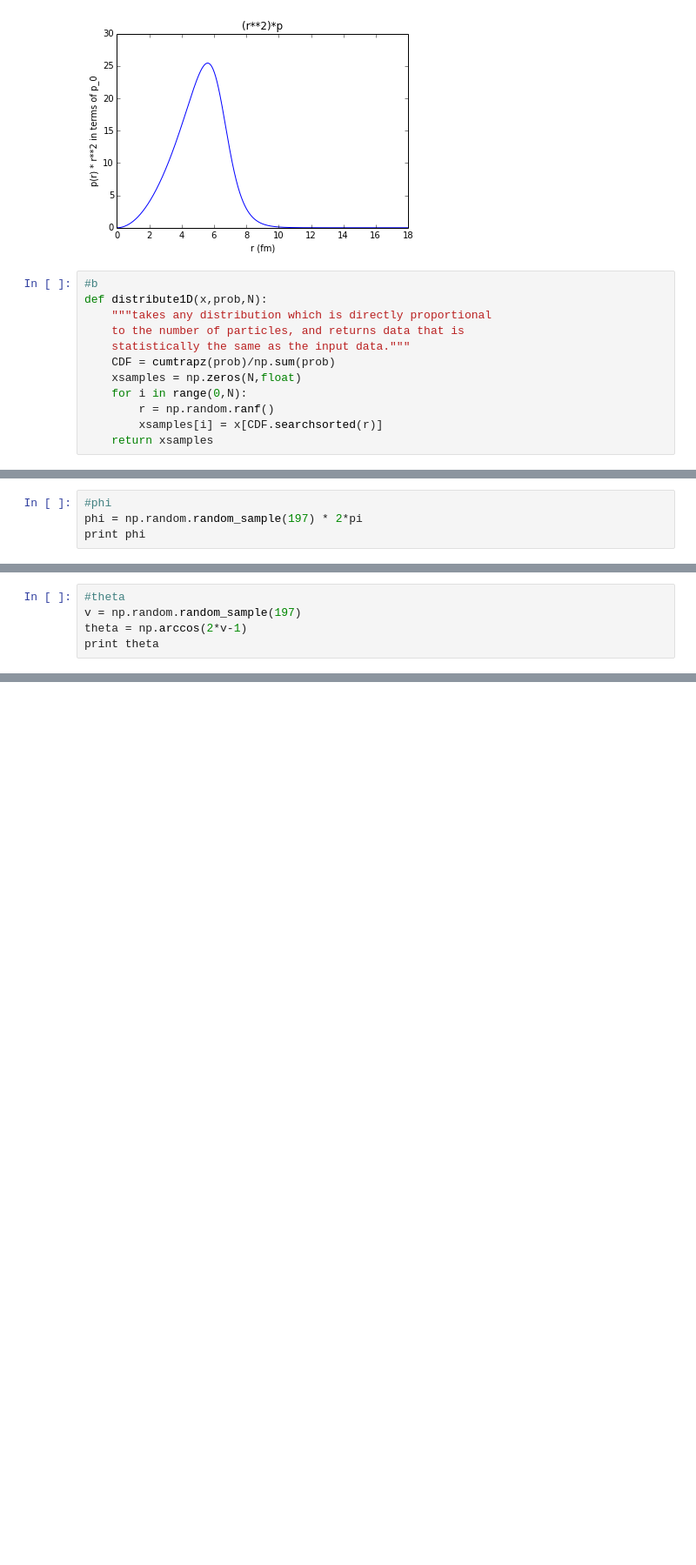
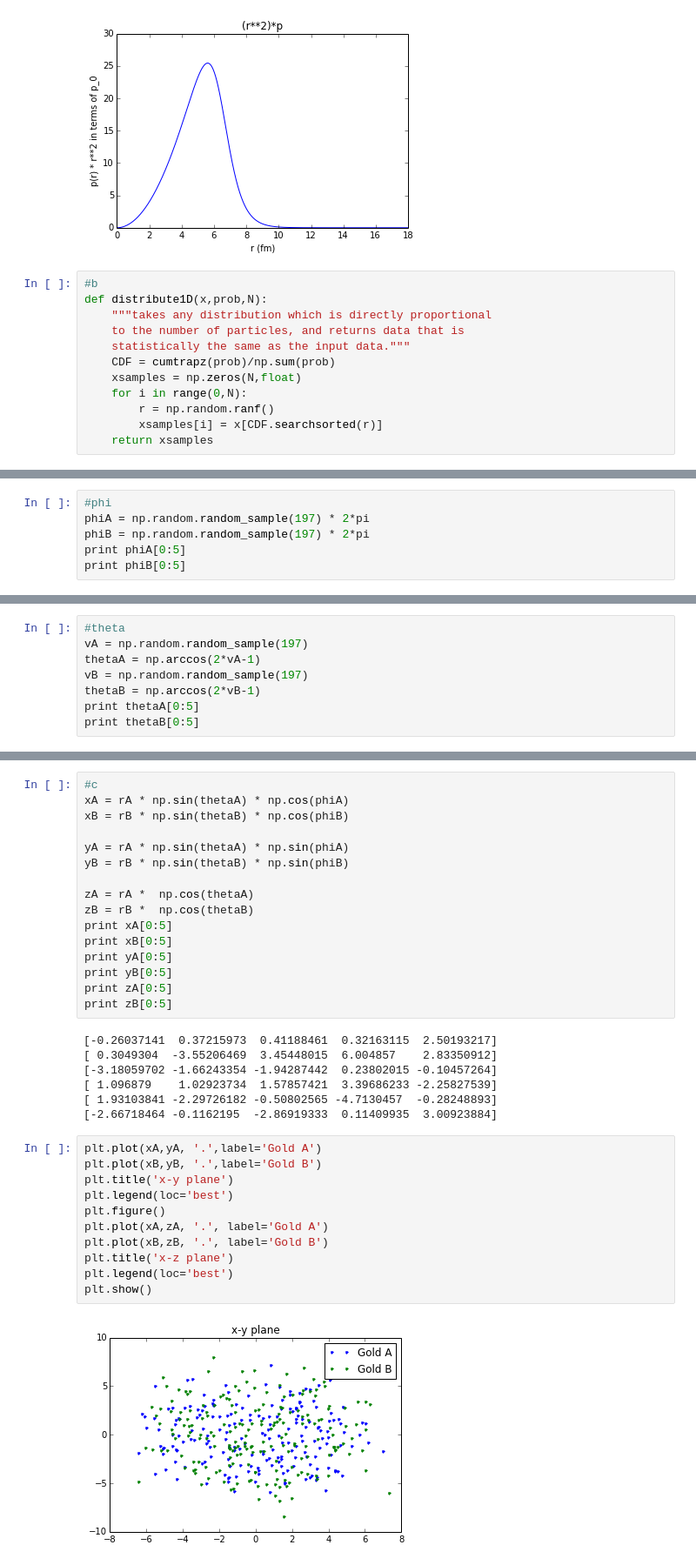
Before and after one commit to cspearso/PHYS202-S14, a Jupyter notebook: SciPy/RandomAndMCExercises.ipynb, the cells around one changed output, grey strips where cells are left out. Shown: that part at 87% size. Saved outputs shown, nothing was run; the diff lists cells and outputs as text; blank space fills up the shorter version.

```diff
--- a/SciPy/RandomAndMCExercises.ipynb
+++ b/SciPy/RandomAndMCExercises.ipynb
@@ -161,5 +213,7 @@ print GoldB
 # %%
 #phi
-phi = np.random.random_sample(197) * 2*pi
-print phi
+phiA = np.random.random_sample(197) * 2*pi
+phiB = np.random.random_sample(197) * 2*pi
+print phiA[0:5]
+print phiB[0:5]
 # %% [output]
@@ -183,6 +222,9 @@ print phi
 # %%
 #theta
-v = np.random.random_sample(197)
-theta = np.arccos(2*v-1)
-print theta
+vA = np.random.random_sample(197)
+thetaA = np.arccos(2*vA-1)
+vB = np.random.random_sample(197)
+thetaB = np.arccos(2*vB-1)
+print thetaA[0:5]
+print thetaB[0:5]
 # %% [output]
@@ -205,0 +233,36 @@ print theta
+# %%
+#c
+xA = rA * np.sin(thetaA) * np.cos(phiA)
+xB = rB * np.sin(thetaB) * np.cos(phiB)
+
+yA = rA * np.sin(thetaA) * np.sin(phiA)
+yB = rB * np.sin(thetaB) * np.sin(phiB)
+
+zA = rA *  np.cos(thetaA)
+zB = rB *  np.cos(thetaB)
+print xA[0:5]
+print xB[0:5]
+print yA[0:5]
+print yB[0:5]
+print zA[0:5]
+print zB[0:5]
+# %% [output]
+[-0.26037141  0.37215973  0.41188461  0.32163115  2.50193217]
+[ 0.3049304  -3.55206469  3.45448015  6.004857    2.83350912]
+[-3.18059702 -1.66243354 -1.94287442  0.23802015 -0.10457264]
+[ 1.096879    1.02923734  1.57857421  3.39686233 -2.25827539]
+[ 1.93103841 -2.29726182 -0.50802565 -4.7130457  -0.28248893]
+[-2.66718464 -0.1162195  -2.86919333  0.11409935  3.00923884]
+# %%
+plt.plot(xA,yA, '.',label='Gold A')
+plt.plot(xB,yB, '.',label='Gold B')
+plt.title('x-y plane')
+plt.legend(loc='best')
+plt.figure()
+plt.plot(xA,zA, '.', label='Gold A')
+plt.plot(xB,zB, '.', label='Gold B')
+plt.title('x-z plane')
+plt.legend(loc='best')
+plt.show()
+# %% [output]
+[figure, added]
```
Also changed, not shown: parts of 11 cells of this notebook, 2 other files.
